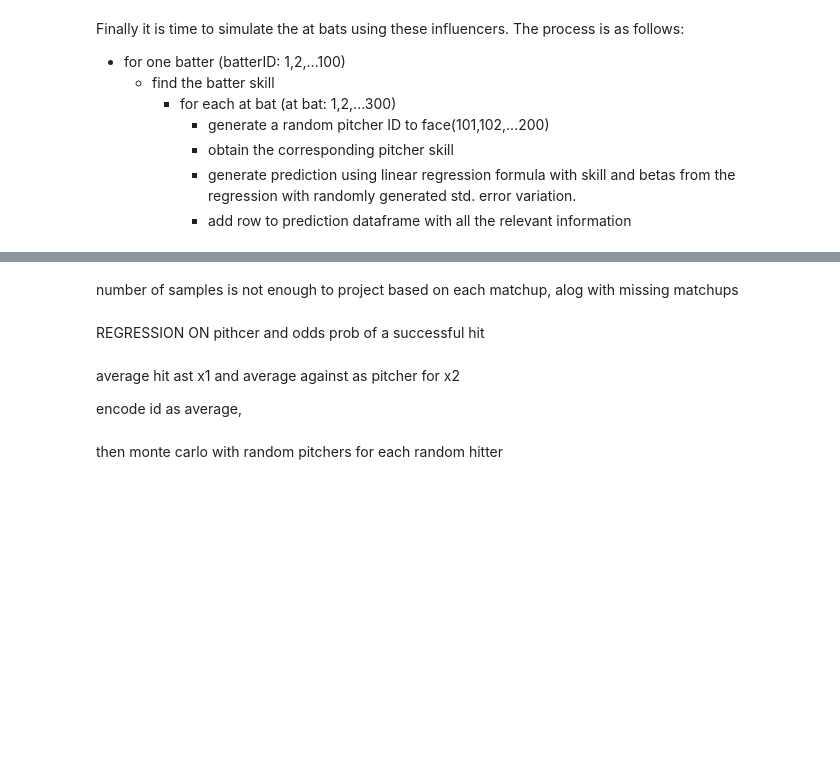
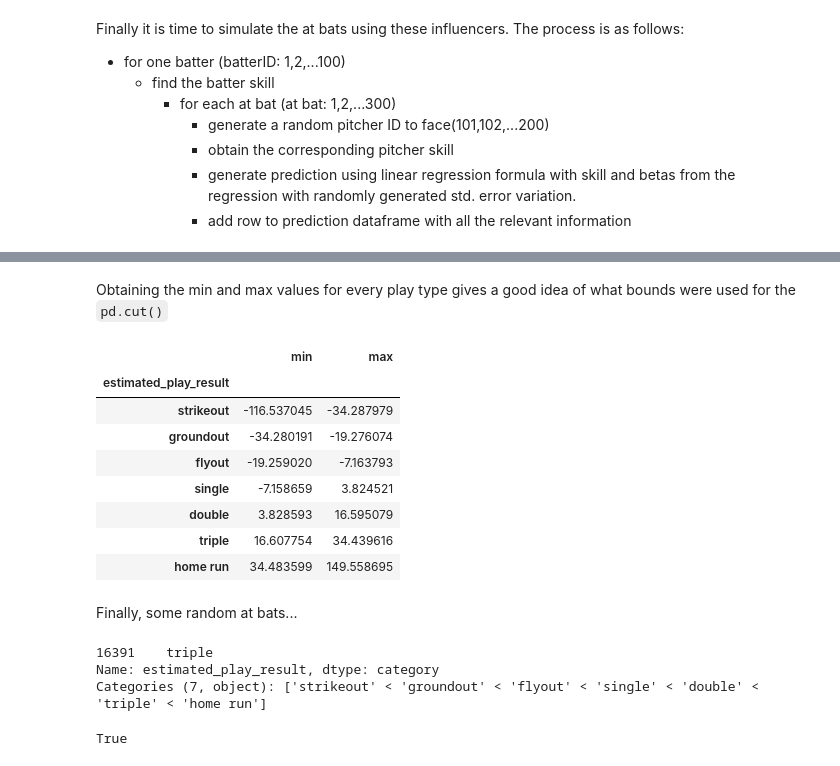
Before and after one commit to reetyf/yankees, a Jupyter notebook: part2/Hailey_Weinschenk_QA_Associate_Questionnaire_part2.ipynb, the cells around one changed output, grey strips where cells are left out. Cells and saved outputs as stored; diff of their text form; code cells hidden in the pictures; blank space fills up the shorter version.

```diff
--- a/part2/Hailey_Weinschenk_QA_Associate_Questionnaire_part2.ipynb
+++ b/part2/Hailey_Weinschenk_QA_Associate_Questionnaire_part2.ipynb
@@ -459,2 +433,0 @@ Name: result_prediction, dtype: float64
-# %%
-preds['PA_result'] = np.where(preds['result_prediction'] >= 5, 1,0)
@@ -514,10 +434,26 @@ preds
-# %% [markdown]
-number of samples is not enough to project based on each matchup, alog with missing matchups
-# %% [markdown]
-REGRESSION ON pithcer and odds prob of a successful hit
-# %% [markdown]
-average hit ast x1 and average against as pitcher for  x2
-
-encode id as average,
-# %% [markdown]
-then monte carlo with random pitchers for each random hitter
+# %% [markdown]
+Obtaining the min and max values for every play type gives a good idea of what bounds were used for the `pd.cut()`
+# %%
+preds.groupby('estimated_play_result').agg(['min','max'])['result_prediction']
+# %% [output]
+|  | min | max |
+| estimated_play_result |  |  |
+| strikeout | -116.537045 | -34.287979 |
+| groundout | -34.280191 | -19.276074 |
+| flyout | -19.259020 | -7.163793 |
+| single | -7.158659 | 3.824521 |
+| double | 3.828593 | 16.595079 |
+| triple | 16.607754 | 34.439616 |
+| home run | 34.483599 | 149.558695 |
+# %% [markdown]
+Finally, some random at bats...
+# %%
+preds.loc[((preds['batterID'] == 55) & (preds['at-bat'] == 192)),"estimated_play_result"]
+# %% [output]
+16391    triple
+Name: estimated_play_result, dtype: category
+Categories (7, object): ['strikeout' < 'groundout' < 'flyout' < 'single' < 'double' < 'triple' < 'home run']
+# %%
+print(54*300 + 191 == 16391) # sanity check of correct index
+# %% [output]
+True
```
Also changed, not shown: parts of 25 cells of this notebook.
